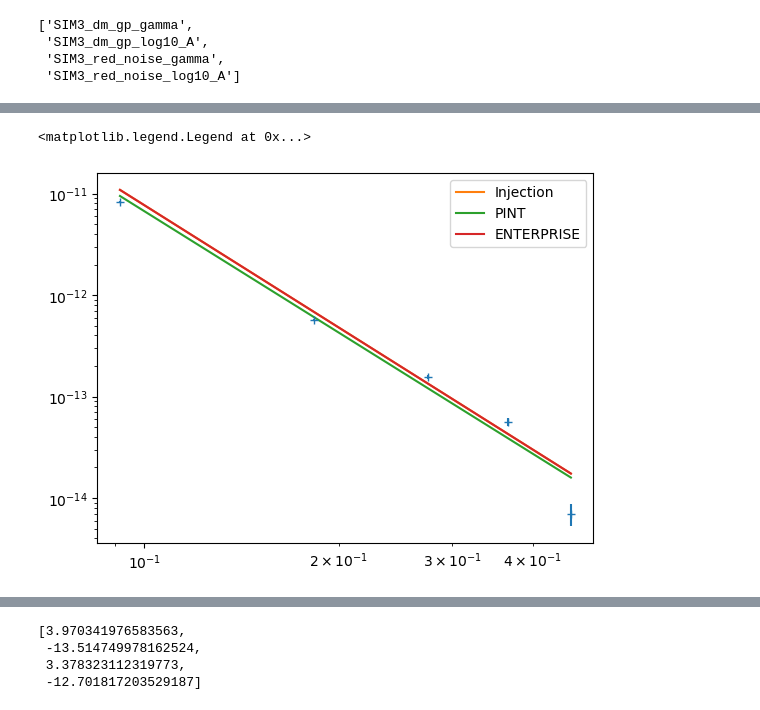
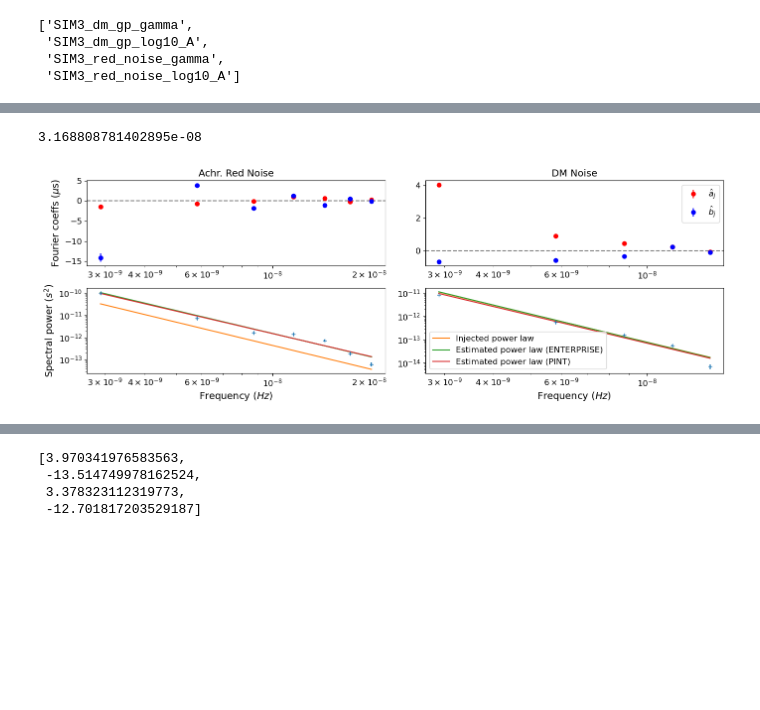
Before and after one commit to abhisrkckl/pint-noise, a Jupyter notebook: sim5-dmn-arn/Sim5-comparison.ipynb, the cells around one changed output, grey strips where cells are left out. Saved outputs shown, nothing was run; the diff lists cells and outputs as text; code cells hidden in the pictures; blank space fills up the shorter version.

```diff
--- a/sim5-dmn-arn/Sim5-comparison.ipynb
+++ b/sim5-dmn-arn/Sim5-comparison.ipynb
@@ -80,7 +78,7 @@ from astropy import units as u
 # %%
-m, t = get_model_and_toas("sim5.wx.par", "sim5.tim")
+m_wx, t = get_model_and_toas("sim5.wx.par", "sim5.tim")
 # %%
-m_pint = plrednoise_from_wavex(pldmnoise_from_dmwavex(m))
+m_pint = plrednoise_from_wavex(pldmnoise_from_dmwavex(m_wx))
 # %%
 scale = DMconst / (1400 * u.MHz)**2
 
@@ -106,0 +107,16 @@ Pd_ent = m_ent.components["PLDMNoise"].get_noise_weights(t)[::2][:5]
+# %%
+m_inj = get_model("sim5.par")
+
+m_ent = deepcopy(m_inj)
+m_ent.TNREDAMP.value = log10_A_red
+m_ent.TNREDGAM.value = gamma_red
+m_ent.TNDMAMP.value = log10_A_dm
+m_ent.TNDMGAM.value = gamma_dm
+# %%
+Pd_pint = m_pint.components["PLDMNoise"].get_noise_weights(t)[::2]
+Pd_inj = m_inj.components["PLDMNoise"].get_noise_weights(t)[::2][:len(fd)]
+Pd_ent = m_ent.components["PLDMNoise"].get_noise_weights(t)[::2][:len(fd)]
+
+Pr_pint = m_pint.components["PLRedNoise"].get_noise_weights(t)[::2]
+Pr_inj = m_inj.components["PLRedNoise"].get_noise_weights(t)[::2][:len(fr)]
+Pr_ent = m_ent.components["PLRedNoise"].get_noise_weights(t)[::2][:len(fr)]
@@ -107,13 +125,54 @@ Pd_ent = m_ent.components["PLDMNoise"].get_noise_weights(t)[::2][:5]
+# %%
+fyr.value
+# %% [output]
+3.168808781402895e-08
 # %%
-plt.errorbar(fd, Pd, dPd, ls="", marker="+")
+plt.figure(figsize=(14, 5))
+
+plt.subplot(221)
+plt.errorbar(fr, ar*1e6, dar*1e6, marker="o", ls="", label="$\\hat{a}_j$", color="red")
+plt.errorbar(fr, br*1e6, dbr*1e6, marker="o", ls="", label="$\\hat{b}_j$", color="blue")
+plt.xscale("log")
+plt.ylabel("Fourier coeffs ($\mu$s)", fontsize=14)
+plt.axhline(0, ls="--", color="grey")
+# plt.legend()
+plt.title("Achr. Red Noise", fontsize=14)
+# plt.axvline(fyr.value, ls="dotted", color="black")
+plt.tick_params(axis="both", which="both", labelsize=12)
+
+plt.subplot(222)
+plt.errorbar(fd, ad*1e6, dad*1e6, marker="o", ls="", label="$\\hat{a}_j$", color="red")
+plt.errorbar(fd, bd*1e6, dbd*1e6, marker="o", ls="", label="$\\hat{b}_j$", color="blue")
+plt.axhline(0, ls="--", color="grey")
+plt.xscale("log")
+plt.legend(fontsize=12)
+plt.title("DM Noise", fontsize=14)
+plt.tick_params(axis="both", which="both", labelsize=12)
+
+plt.subplot(223)
+plt.errorbar(fr, Pr, dPr, ls="", marker="+")
+plt.plot(fr, Pr_inj, label="Injection")
+plt.plot(fr, Pr_ent, label="ENTERPRISE")
+plt.plot(fr, Pr_pint, label="PINT")
 plt.xscale("log")
 plt.yscale("log")
+plt.ylabel("Spectral power ($s^2$)", fontsize=14)
+plt.xlabel("Frequency ($Hz$)", fontsize=14)
+plt.tick_params(axis="both", which="both", labelsize=12)
 
-plt.plot(fd, Pd_inj, label="Injection")
-plt.plot(fd, Pd_pint, label="PINT")
-plt.plot(fd, Pd_ent, label="ENTERPRISE")
+plt.subplot(224)
+plt.errorbar(fd, Pd, dPd, ls="", marker="+")
+plt.plot(fd, Pd_inj, label="Injected power law")
+plt.plot(fd, Pd_ent, label="Estimated power law (ENTERPRISE)")
+plt.plot(fd, Pd_pint, label="Estimated power law (PINT)")
+plt.xscale("log")
+plt.yscale("log")
+plt.xlabel("Frequency ($Hz$)", fontsize=14)
+plt.legend(fontsize=12)
+plt.tick_params(axis="both", which="both", labelsize=12)
 
-plt.legend()
+plt.tight_layout()
+
+plt.savefig("sim5-spec.pdf")
 # %% [output]
-<matplotlib.legend.Legend at 0x...>
-[figure, old version]
+[figure, new version]
```
Also changed, not shown: parts of 14 cells of this notebook.
